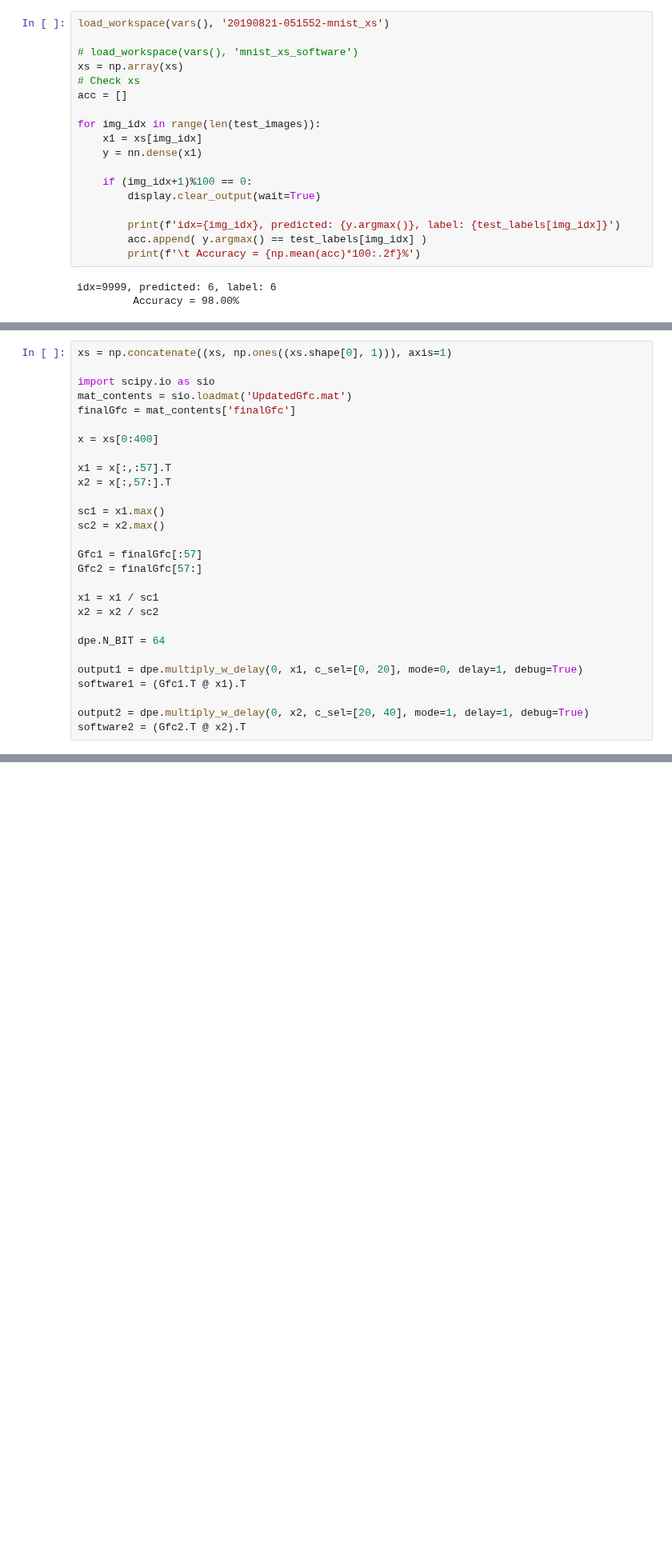
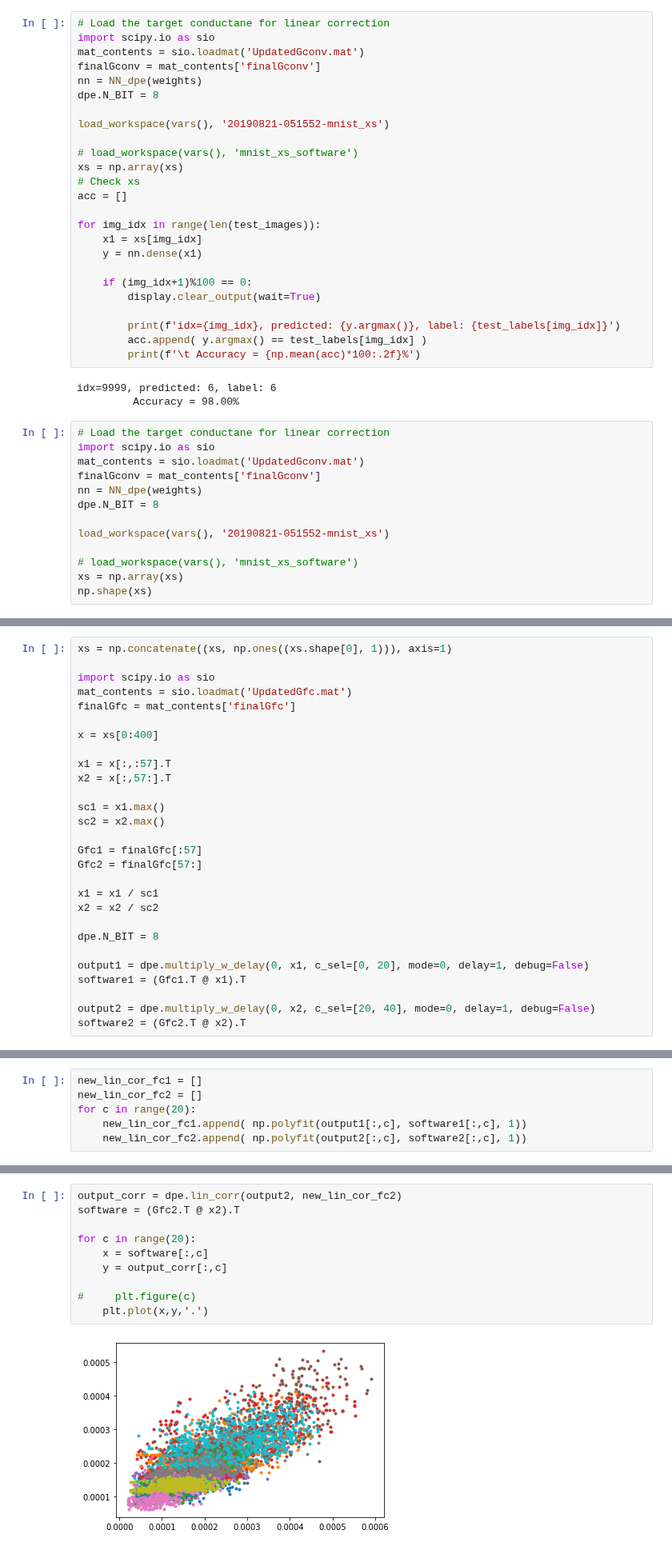
Before and after one commit to lican81/A0_DUT, a Jupyter notebook: prober1_CNN_jps.ipynb, the cells around one changed output, grey strips where cells are left out. Shown at 80% size. Drawn from its saved outputs; the diff is of its cells as text; blank space fills up the shorter version.

```diff
--- a/prober1_CNN_jps.ipynb
+++ b/prober1_CNN_jps.ipynb
@@ -73,4 +137,11 @@ Serial disconnected
 # %%
+# Load the target conductane for linear correction
+import scipy.io as sio
+mat_contents = sio.loadmat('UpdatedGconv.mat')
+finalGconv = mat_contents['finalGconv']
+nn = NN_dpe(weights)
+dpe.N_BIT = 8
+
 load_workspace(vars(), '20190821-051552-mnist_xs')
 
 # load_workspace(vars(), 'mnist_xs_software')
@@ -91,3 +162,16 @@ for img_idx in range(len(test_images)):
 # %% [output]
 idx=9999, predicted: 6, label: 6
          Accuracy = 98.00%
+# %%
+# Load the target conductane for linear correction
+import scipy.io as sio
+mat_contents = sio.loadmat('UpdatedGconv.mat')
+finalGconv = mat_contents['finalGconv']
+nn = NN_dpe(weights)
+dpe.N_BIT = 8
+
+load_workspace(vars(), '20190821-051552-mnist_xs')
+
+# load_workspace(vars(), 'mnist_xs_software')
+xs = np.array(xs)
+np.shape(xs)
@@ -112,11 +199,11 @@ Gfc2 = finalGfc[57:]
 x1 = x1 / sc1
 x2 = x2 / sc2
 
-dpe.N_BIT = 64
+dpe.N_BIT = 8
 
-output1 = dpe.multiply_w_delay(0, x1, c_sel=[0, 20], mode=0, delay=1, debug=True)
+output1 = dpe.multiply_w_delay(0, x1, c_sel=[0, 20], mode=0, delay=1, debug=False)
 software1 = (Gfc1.T @ x1).T
 
-output2 = dpe.multiply_w_delay(0, x2, c_sel=[20, 40], mode=1, delay=1, debug=True)
+output2 = dpe.multiply_w_delay(0, x2, c_sel=[20, 40], mode=0, delay=1, debug=False)
 software2 = (Gfc2.T @ x2).T
 # %% [output]
@@ -143,3 +234,9 @@ lin_cor_fc2 = []
 for c in range(20):
     lin_cor_fc1.append( np.polyfit(output1[:,c], software1[:,c], 1))
     lin_cor_fc2.append( np.polyfit(output2[:,c], software2[:,c], 1))
+# %%
+new_lin_cor_fc1 = []
+new_lin_cor_fc2 = []
+for c in range(20):
+    new_lin_cor_fc1.append( np.polyfit(output1[:,c], software1[:,c], 1))
+    new_lin_cor_fc2.append( np.polyfit(output2[:,c], software2[:,c], 1))
@@ -150,3 +254,15 @@ def lin_corr(outputs, factors):
         result[:,c] = outputs[:,c] * factors[c][0] + factors[c][1]
 
     return result
+# %%
+output_corr = dpe.lin_corr(output2, new_lin_cor_fc2)
+software = (Gfc2.T @ x2).T
+
+for c in range(20):
+    x = software[:,c]
+    y = output_corr[:,c]
+
+#     plt.figure(c)
+    plt.plot(x,y,'.')
+# %% [output]
+[figure, added]
```
Also changed, not shown: parts of 53 cells of this notebook, 29 other files.
